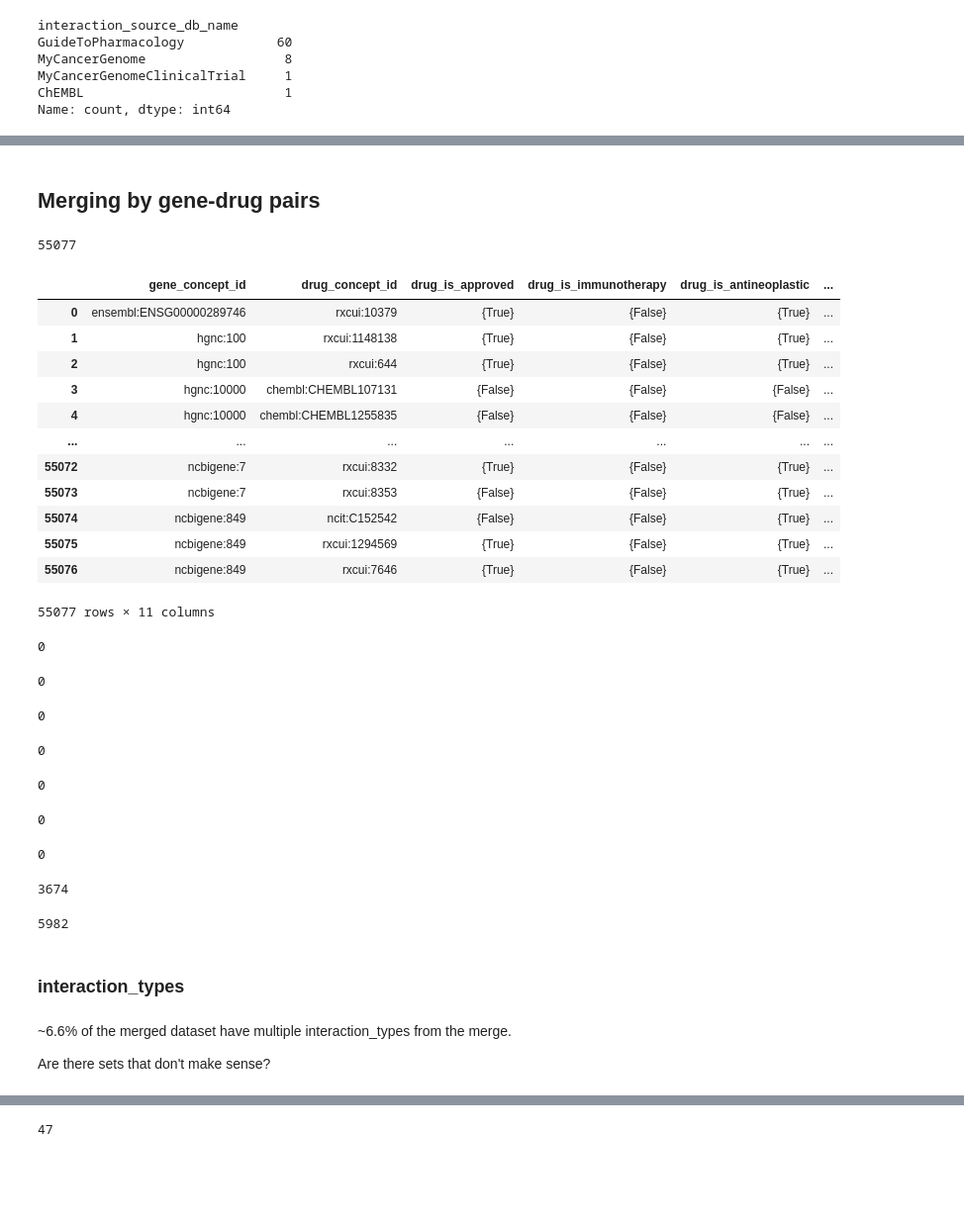
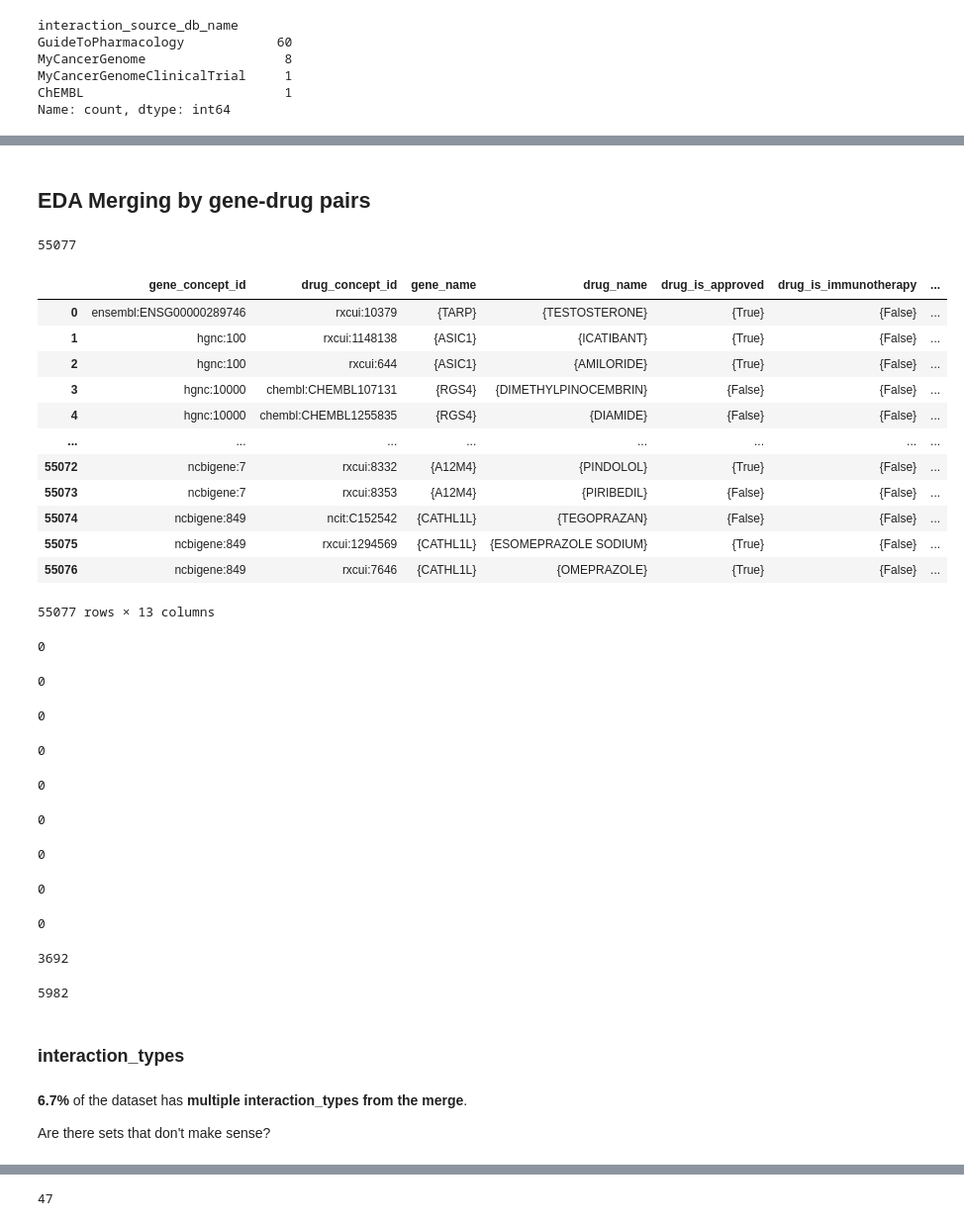
Before and after one commit to NCATSTranslator/translator-ingests, a Jupyter notebook: src/translator_ingest/ingests/dgidb/dgidb-eda.ipynb, the cells around one changed output, grey strips where cells are left out. Shown at 99% size. Cells and saved outputs as stored; diff of their text form; code cells hidden in the pictures; blank space fills up the shorter version.

```diff
--- a/src/translator_ingest/ingests/dgidb/dgidb-eda.ipynb
+++ b/src/translator_ingest/ingests/dgidb/dgidb-eda.ipynb
@@ -413,5 +542,5 @@ memory usage: 9.7+ MB
 # %% [markdown]
-## Merging by gene-drug pairs
+## EDA Merging by gene-drug pairs
 # %%
 ## first drop some columns - not needed OR values won't make sense after merge
 ## makes merge faster
@@ -439,33 +563,39 @@ df_merge = df_merge.groupby(by=cols_define_edge).agg(set).reset_index().copy()
 # %%
-df_merge.shape[0]
+# merge1.shape[0]
 
-df_merge
+# merge1
 # %% [output]
 55077
-|  | gene_concept_id | drug_concept_id | drug_is_approved | drug_is_immunotherapy | drug_is_antineoplastic | ... |
-| 0 | ensembl:ENSG00000289746 | rxcui:10379 | {True} | {False} | {True} | ... |
-| 1 | hgnc:100 | rxcui:1148138 | {True} | {False} | {True} | ... |
-| 2 | hgnc:100 | rxcui:644 | {True} | {False} | {True} | ... |
-| 3 | hgnc:10000 | chembl:CHEMBL107131 | {False} | {False} | {False} | ... |
-| 4 | hgnc:10000 | chembl:CHEMBL1255835 | {False} | {False} | {False} | ... |
-| ... | ... | ... | ... | ... | ... | ... |
-| 55072 | ncbigene:7 | rxcui:8332 | {True} | {False} | {True} | ... |
-| 55073 | ncbigene:7 | rxcui:8353 | {False} | {False} | {True} | ... |
-| 55074 | ncbigene:849 | ncit:C152542 | {False} | {False} | {True} | ... |
-| 55075 | ncbigene:849 | rxcui:1294569 | {True} | {False} | {True} | ... |
-| 55076 | ncbigene:849 | rxcui:7646 | {True} | {False} | {True} | ... |
+|  | gene_concept_id | drug_concept_id | gene_name | drug_name | drug_is_approved | drug_is_immunotherapy | ... |
+| 0 | ensembl:ENSG00000289746 | rxcui:10379 | {TARP} | {TESTOSTERONE} | {True} | {False} | ... |
+| 1 | hgnc:100 | rxcui:1148138 | {ASIC1} | {ICATIBANT} | {True} | {False} | ... |
+| 2 | hgnc:100 | rxcui:644 | {ASIC1} | {AMILORIDE} | {True} | {False} | ... |
+| 3 | hgnc:10000 | chembl:CHEMBL107131 | {RGS4} | {DIMETHYLPINOCEMBRIN} | {False} | {False} | ... |
+| 4 | hgnc:10000 | chembl:CHEMBL1255835 | {RGS4} | {DIAMIDE} | {False} | {False} | ... |
+| ... | ... | ... | ... | ... | ... | ... | ... |
+| 55072 | ncbigene:7 | rxcui:8332 | {A12M4} | {PINDOLOL} | {True} | {False} | ... |
+| 55073 | ncbigene:7 | rxcui:8353 | {A12M4} | {PIRIBEDIL} | {False} | {False} | ... |
+| 55074 | ncbigene:849 | ncit:C152542 | {CATHL1L} | {TEGOPRAZAN} | {False} | {False} | ... |
+| 55075 | ncbigene:849 | rxcui:1294569 | {CATHL1L} | {ESOMEPRAZOLE SODIUM} | {True} | {False} | ... |
+| 55076 | ncbigene:849 | rxcui:7646 | {CATHL1L} | {OMEPRAZOLE} | {True} | {False} | ... |
-55077 rows × 11 columns
+55077 rows × 13 columns
 # %%
 ## all single values - so same for a gene-drug pair
 
-## tied to drug, basically a node attribute/annotation
-df_merge[df_merge["drug_is_approved"].map(len) > 1].shape[0]
-df_merge[df_merge["drug_is_immunotherapy"].map(len) > 1].shape[0]
-df_merge[df_merge["drug_is_antineoplastic"].map(len) > 1].shape[0]
+# ## tied to gene
+# merge1[merge1["gene_name"].map(len) > 1].shape[0]
+
+# ## tied to drug, basically a node attribute/annotation
+# merge1[merge1["drug_name"].map(len) > 1].shape[0]
+# merge1[merge1["drug_is_approved"].map(len) > 1].shape[0]
+# merge1[merge1["drug_is_immunotherapy"].map(len) > 1].shape[0]
+# merge1[merge1["drug_is_antineoplastic"].map(len) > 1].shape[0]
 # %% [output]
 0
 0
 0
+0
+0
 # %%
 ## all single values - so same for a gene-drug pair
 
@@ -484,16 +614,16 @@ df_merge[df_merge["gene_specificity_score"].map(len) > 1].shape[0]
 # %%
 ## end up with multiple values
 
-df_merge[df_merge["interaction_types"].map(len) > 1].shape[0]
+# merge1[merge1["interaction_types"].map(len) > 1].shape[0]
 
-df_merge[df_merge["interaction_source_db_name"].map(len) > 1].shape[0]
+# merge1[merge1["interaction_source_db_name"].map(len) > 1].shape[0]
 # %% [output]
-3674
+3692
 5982
 # %% [markdown]
 ### interaction_types
 # %% [markdown]
-~6.6% of the merged dataset have multiple interaction_types from the merge.
+**6.7%** of the dataset has **multiple interaction_types from the merge**.
 
 Are there sets that don't make sense?
 # %%
```
Also changed, not shown: parts of 89 cells of this notebook.
